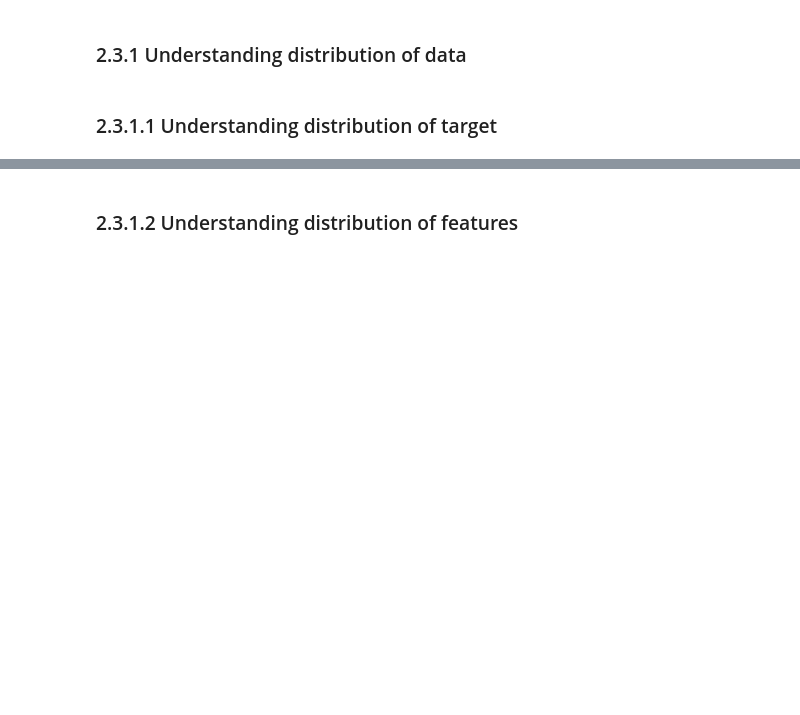
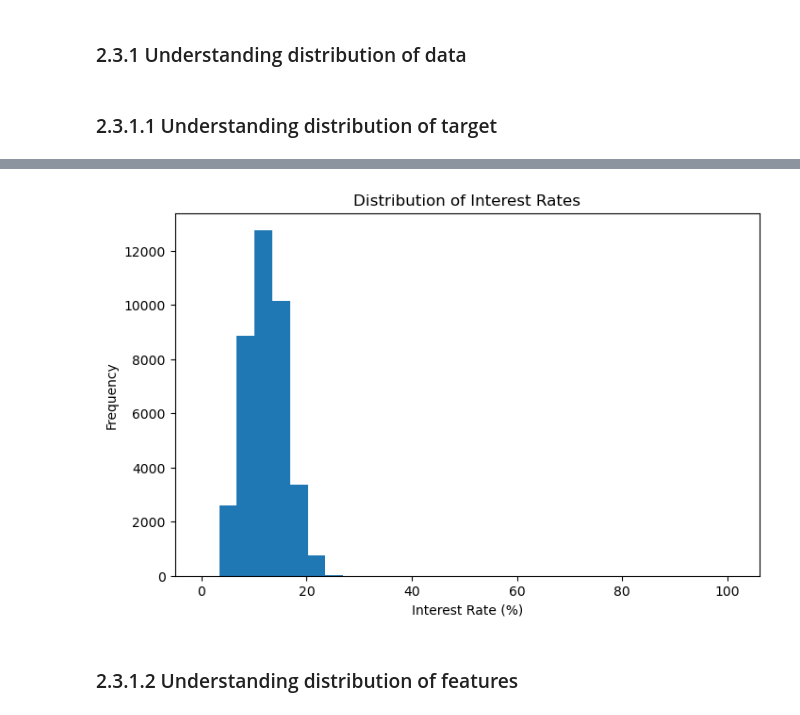
Before and after one commit to Theducklingandmonkey/Mldp_Loan_evaluation, a Jupyter notebook: MLDP Program Codes Submission Template.ipynb, the cells around one changed output, grey strips where cells are left out. Cells and saved outputs as stored; diff of their text form; code cells hidden in the pictures; blank space fills up the shorter version.

```diff
--- a/MLDP Program Codes Submission Template.ipynb
+++ b/MLDP Program Codes Submission Template.ipynb
@@ -215,3 +207,14 @@ Name: proportion, dtype: float64
+# %%
+import matplotlib.pyplot as plt
+
+plt.figure(figsize=(8, 5))
+plt.hist(df["int_rate"], bins=30)
+plt.xlabel("Interest Rate (%)")
+plt.ylabel("Frequency")
+plt.title("Distribution of Interest Rates")
+plt.show()
+# %% [output]
+[figure, added]
 # %% [markdown]
 ### 2.3.1.2 Understanding distribution of features
 # %%
```
Also changed, not shown: parts of 91 cells of this notebook.
